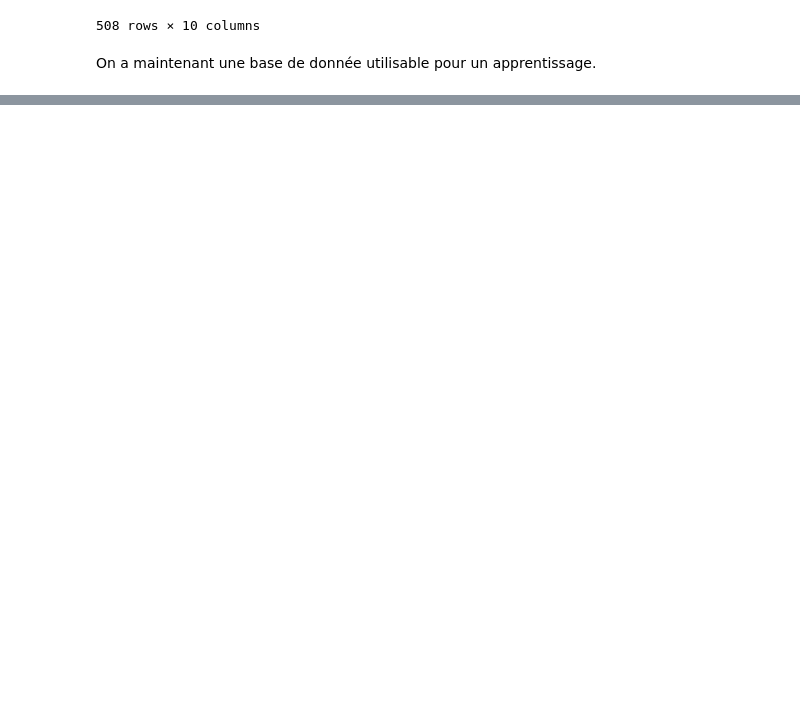
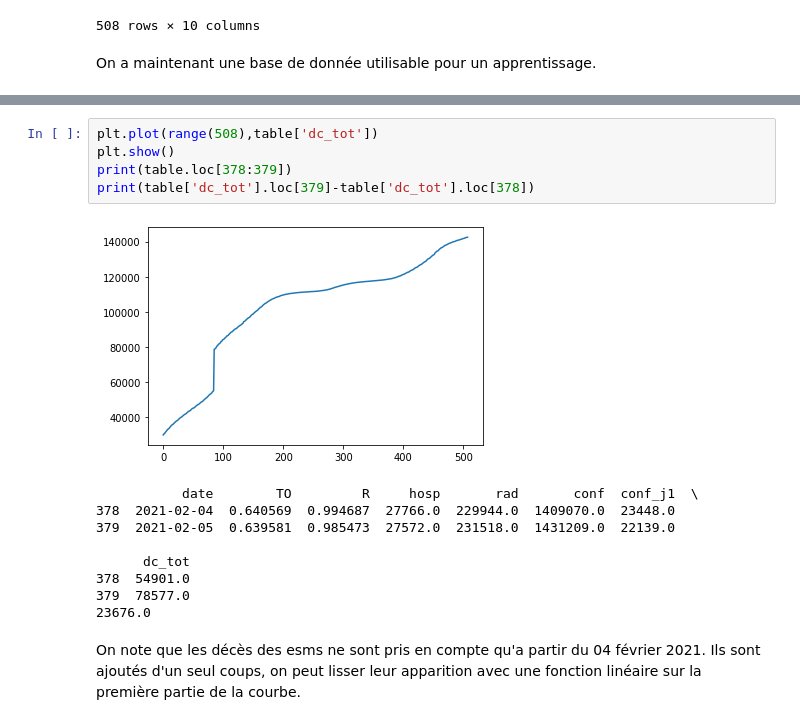
Before and after one commit to Louis-desc/Intelligence-artificielle, a Jupyter notebook: analyse.ipynb, the cells around one changed output, grey strips where cells are left out. Drawn from its saved outputs; the diff is of its cells as text; blank space fills up the shorter version.

```diff
--- a/analyse.ipynb
+++ b/analyse.ipynb
@@ -81,0 +80,17 @@ sb.lineplot(y = table['conf_j1'], x = range(508), legend="Cas confirmés sur 1j"
+# %%
+plt.plot(range(508),table['dc_tot'])
+plt.show()
+print(table.loc[378:379])
+print(table['dc_tot'].loc[379]-table['dc_tot'].loc[378])
+# %% [output]
+[figure, added]
+           date        TO         R     hosp       rad       conf  conf_j1  \
+378  2021-02-04  0.640569  0.994687  27766.0  229944.0  1409070.0  23448.0
+379  2021-02-05  0.639581  0.985473  27572.0  231518.0  1431209.0  22139.0
+
+      dc_tot
+378  54901.0
+379  78577.0
+23676.0
+# %% [markdown]
+On note que les décès des esms ne sont pris en compte qu'a partir du 04 février 2021. Ils sont ajoutés d'un seul coups, on peut lisser leur apparition avec une fonction linéaire sur la première partie de la courbe.
```
Also changed, not shown: parts of 5 cells of this notebook, 1 other file.
